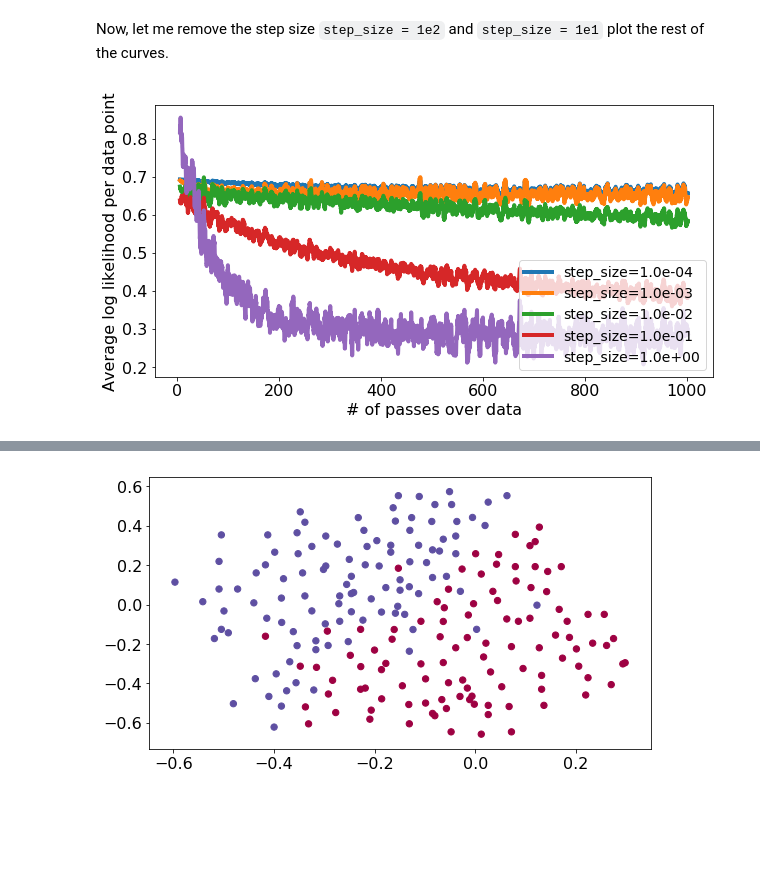
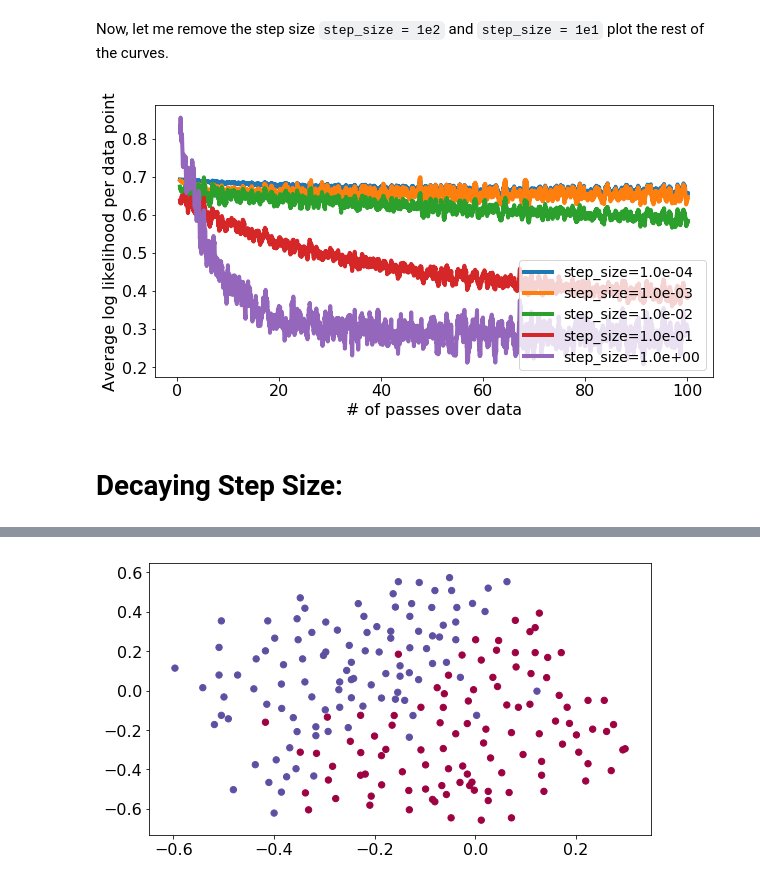
Before and after one commit to anvaribs/SDS385, a Jupyter notebook: exercises/exercises02/src/stochastic_gradient_descent.ipynb, the cells around one changed output, grey strips where cells are left out. Saved outputs shown, nothing was run; the diff lists cells and outputs as text; code cells hidden in the pictures; blank space fills up the shorter version.

Commit message:
add the decaying step-size feature

```diff
--- a/exercises/exercises02/src/stochastic_gradient_descent.ipynb
+++ b/exercises/exercises02/src/stochastic_gradient_descent.ipynb
@@ -22,9 +22,9 @@ import sklearn.datasets
 from sklearn.preprocessing import scale
 
 %matplotlib inline
-# plt.rcParams['figure.figsize'] = (7.0, 4.0) # set default size of plots
-# plt.rcParams['image.interpolation'] = 'nearest'
-# plt.rcParams['image.cmap'] = 'gray'
+plt.rcParams['figure.figsize'] = (7.0, 4.0) # set default size of plots
+plt.rcParams['image.interpolation'] = 'nearest'
+plt.rcParams['image.cmap'] = 'gray'
 
 from __future__ import division
 # %% [markdown]
@@ -247,7 +247,7 @@ def compute_avg_log_likelihood(feature_matrix, label, coefficients):
 Here is the function to fit a logistic regression model using gradient descent:
 # %%
 from math import sqrt
-def logistic_regression_SG(feature_matrix, label, initial_coefficients, step_size, batch_size, num_epochs, verbose = False, decay_time_step = False):
+def logistic_regression_SG(feature_matrix, label, initial_coefficients, step_size, batch_size, num_epochs, verbose = False, decay_step_size = False, alpha = 1.0):
     log_likelihood_all = []
 
     # make sure it's a numpy array
@@ -295,8 +295,8 @@ def logistic_regression_SG(feature_matrix, label, initial_coefficients, step_siz
 
 
                 # compute the product of the step size, the derivative, and the **normalization constant** (1./batch_size)
-                if decay_time_step == True:
-                    step_size = C / (1. + i)
+                if decay_step_size == True:
+                    step_size = C / np.power((1. + i), alpha)
                 coefficients[j] += (1./batch_size) * step_size* derivative
 #                 coefficients[j] += step_size* derivative
 
@@ -594,7 +596,9 @@ for step_size in np.logspace(-4, 2, num=7):
 Now, let me remove the step size `step_size = 1e2` and  `step_size = 1e1` plot the rest of the curves.
 # %%
 for step_size in np.logspace(-4, 2, num=7)[0:5]:
-    make_plot(log_likelihood_sgd[step_size], len_data=len(train_set_x), batch_size=100,
+    make_plot(log_likelihood_sgd[step_size], len_data=len(train_set_x), batch_size=10,
               smoothing_window=30, label='step_size=%.1e'%step_size)
 # %% [output]
-[figure, old version]
+[figure, new version]
+# %% [markdown]
+# Decaying Step Size:
```
Also changed, not shown: parts of 4 cells of this notebook.
